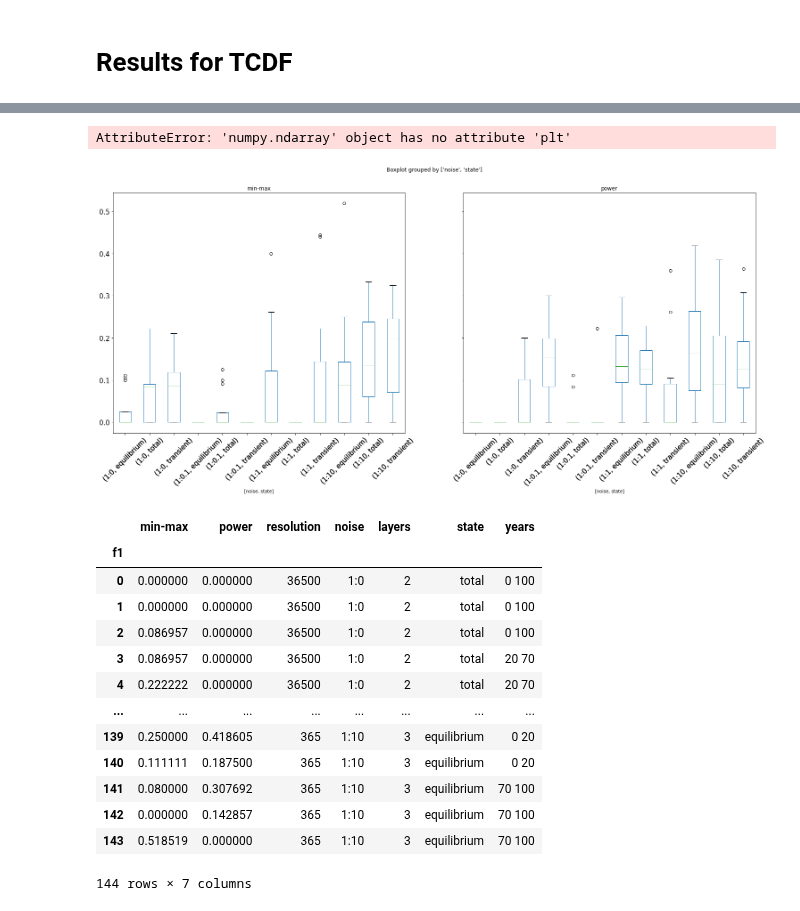
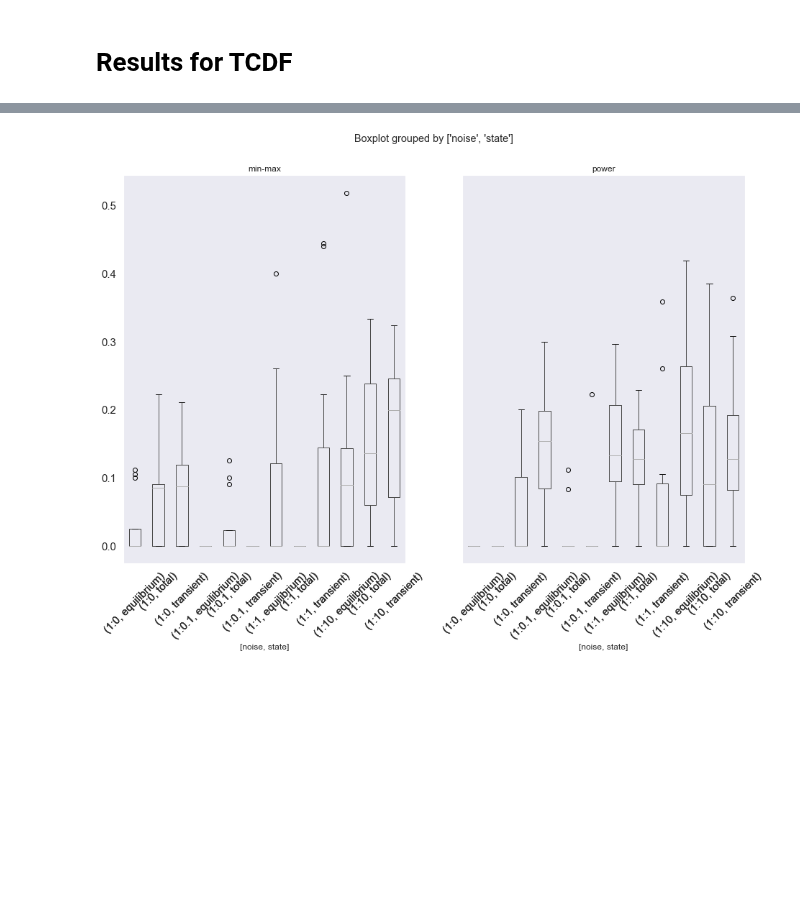
Before and after one commit to roosdraaijer/thesis, a Jupyter notebook: Results TCDF.ipynb, the cells around one changed output, grey strips where cells are left out. Cells and saved outputs as stored; diff of their text form; code cells hidden in the pictures; blank space fills up the shorter version.

Commit message:
Results Boxplots

```diff
--- a/Results TCDF.ipynb
+++ b/Results TCDF.ipynb
@@ -2079,2 +2076,0 @@ newdf(get_scores(data, 'f1'))
-# %%
-df = boxplot_scores(newdf(get_scores(data, 'f1')), 'f1', ['noise', 'state'])
@@ -2082,0 +2077,15 @@ df = boxplot_scores(newdf(get_scores(data, 'f1')), 'f1', ['noise', 'state'])
+# %%
+from matplotlib import pyplot as plt
+
+# Set figure size
+plt.rcParams['figure.figsize'] = [15, 10]
+
+flier = dict(marker='o', markerfacecolor='none', markersize=6, markeredgecolor='black')
+axes = df.boxplot(by=['noise'], grid=False, rot=45, fontsize=16, flierprops=flier)
+
+plt.ylabel('F1 Score', fontsize = 16)
+plt.xlabel(('Signal-to-Noise Ratio'), fontsize = 16)
+plt.xticks(fontsize = 16)
+plt.yticks(fontsize = 16)
+
+ax.set(ylim=(0,0.5))
@@ -2083,27 +2095,11 @@ df = boxplot_scores(newdf(get_scores(data, 'f1')), 'f1', ['noise', 'state'])
 # %%
+# Set figure size
+plt.rcParams['figure.figsize'] = [15, 10]
 from matplotlib import pyplot as plt
 
 plots = df.boxplot(by=['noise', 'state'], grid=False, rot=45, fontsize=15)
 # %% [output]
-AttributeError: 'numpy.ndarray' object has no attribute 'plt'
-[figure, old version]
+[figure, new version]
-# %%
-df
-# %% [output]
-|  | min-max | power | resolution | noise | layers | state | years |
-| f1 |  |  |  |  |  |  |  |
-| 0 | 0.000000 | 0.000000 | 36500 | 1:0 | 2 | total | 0 100 |
-| 1 | 0.000000 | 0.000000 | 36500 | 1:0 | 2 | total | 0 100 |
-| 2 | 0.086957 | 0.000000 | 36500 | 1:0 | 2 | total | 0 100 |
-| 3 | 0.086957 | 0.000000 | 36500 | 1:0 | 2 | total | 20 70 |
-| 4 | 0.222222 | 0.000000 | 36500 | 1:0 | 2 | total | 20 70 |
-| ... | ... | ... | ... | ... | ... | ... | ... |
-| 139 | 0.250000 | 0.418605 | 365 | 1:10 | 3 | equilibrium | 0 20 |
-| 140 | 0.111111 | 0.187500 | 365 | 1:10 | 3 | equilibrium | 0 20 |
-| 141 | 0.080000 | 0.307692 | 365 | 1:10 | 3 | equilibrium | 70 100 |
-| 142 | 0.000000 | 0.142857 | 365 | 1:10 | 3 | equilibrium | 70 100 |
-| 143 | 0.518519 | 0.000000 | 365 | 1:10 | 3 | equilibrium | 70 100 |
-144 rows × 7 columns
 # %%
 import seaborn as sns
 import matplotlib.pyplot as plt
```
Also changed, not shown: parts of 10 cells of this notebook, 5 other files.
